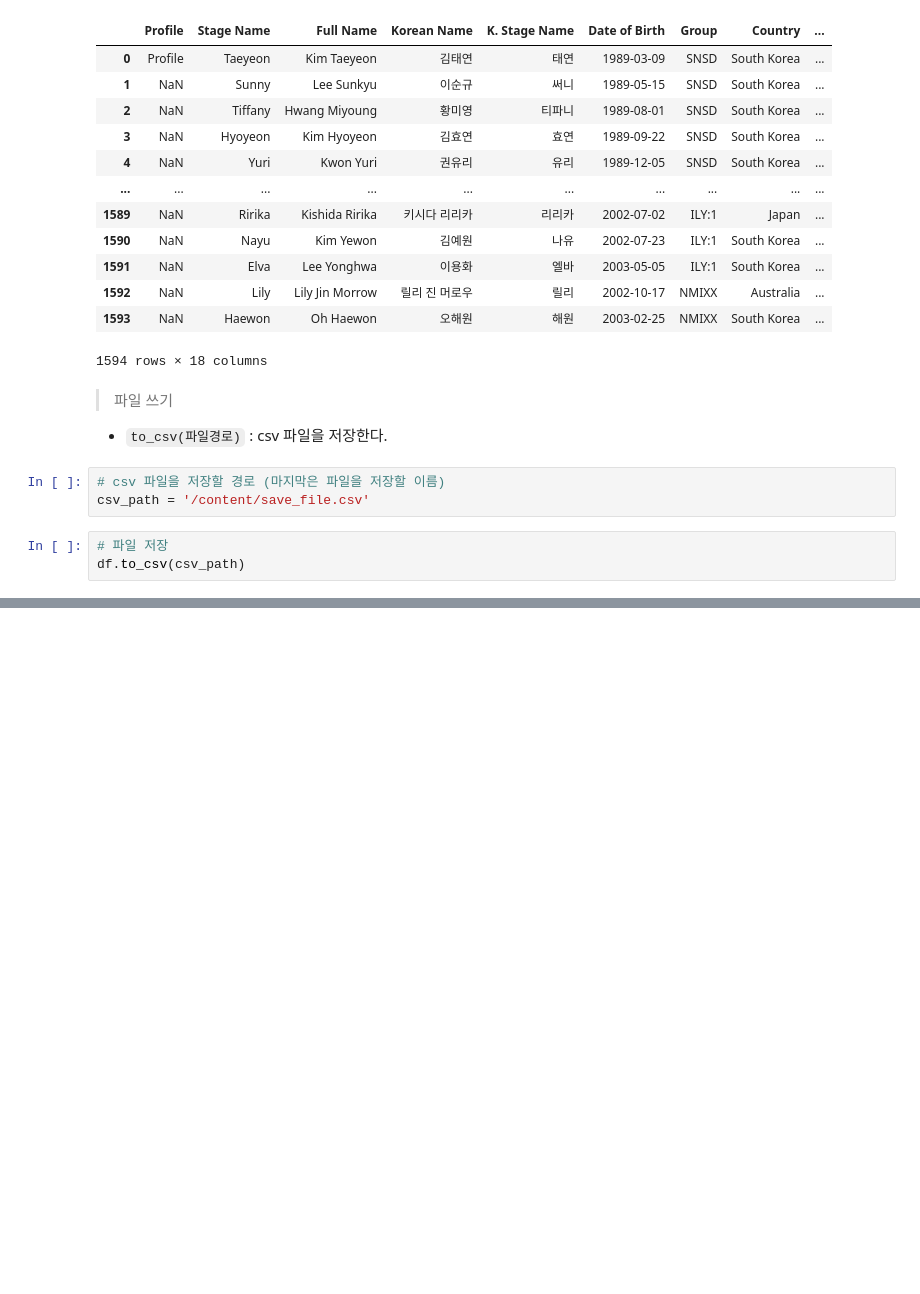
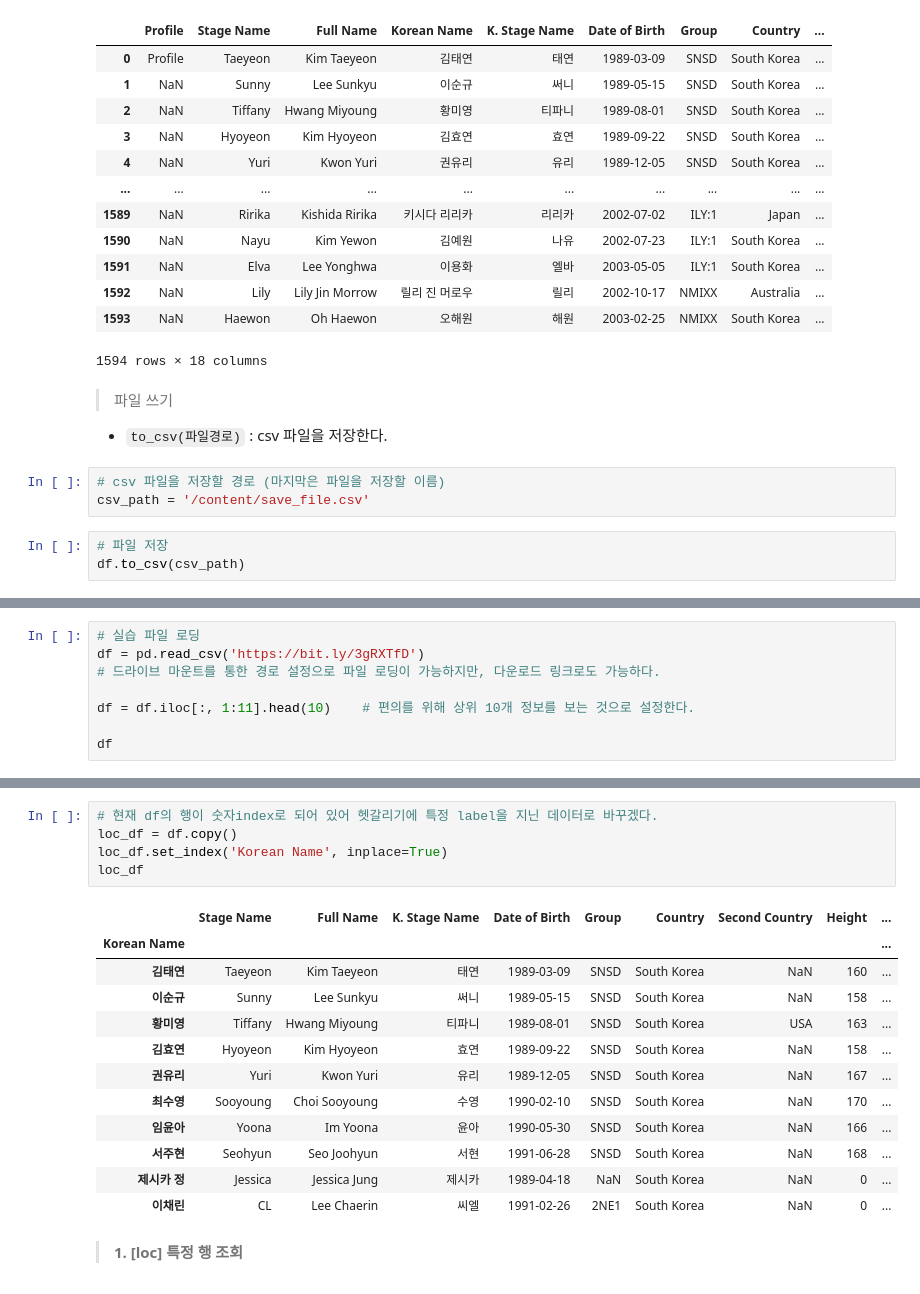
Before and after one commit to Chashoo414/Data_Analysis_Study, a Jupyter notebook: Part2/Part2_Summary_2-2.ipynb, the cells around one changed output, grey strips where cells are left out. Cells and saved outputs as stored; diff of their text form; blank space fills up the shorter version.

```diff
--- a/Part2/Part2_Summary_2-2.ipynb
+++ b/Part2/Part2_Summary_2-2.ipynb
@@ -123,0 +213,8 @@ df.to_csv(csv_path)
+# %%
+# 실습 파일 로딩
+df = pd.read_csv('https://bit.ly/3gRXTfD')
+# 드라이브 마운트를 통한 경로 설정으로 파일 로딩이 가능하지만, 다운로드 링크로도 가능하다.
+
+df = df.iloc[:, 1:11].head(10)    # 편의를 위해 상위 10개 정보를 보는 것으로 설정한다.
+
+df
@@ -123,0 +353,20 @@ df.to_csv(csv_path)
+# %%
+# 현재 df의 행이 숫자index로 되어 있어 헷갈리기에 특정 label을 지닌 데이터로 바꾸겠다.
+loc_df = df.copy()
+loc_df.set_index('Korean Name', inplace=True)
+loc_df
+# %% [output]
+|  | Stage Name | Full Name | K. Stage Name | Date of Birth | Group | Country | Second Country | Height | ... |
+| Korean Name |  |  |  |  |  |  |  |  | ... |
+| 김태연 | Taeyeon | Kim Taeyeon | 태연 | 1989-03-09 | SNSD | South Korea | NaN | 160 | ... |
+| 이순규 | Sunny | Lee Sunkyu | 써니 | 1989-05-15 | SNSD | South Korea | NaN | 158 | ... |
+| 황미영 | Tiffany | Hwang Miyoung | 티파니 | 1989-08-01 | SNSD | South Korea | USA | 163 | ... |
+| 김효연 | Hyoyeon | Kim Hyoyeon | 효연 | 1989-09-22 | SNSD | South Korea | NaN | 158 | ... |
+| 권유리 | Yuri | Kwon Yuri | 유리 | 1989-12-05 | SNSD | South Korea | NaN | 167 | ... |
+| 최수영 | Sooyoung | Choi Sooyoung | 수영 | 1990-02-10 | SNSD | South Korea | NaN | 170 | ... |
+| 임윤아 | Yoona | Im Yoona | 윤아 | 1990-05-30 | SNSD | South Korea | NaN | 166 | ... |
+| 서주현 | Seohyun | Seo Joohyun | 서현 | 1991-06-28 | SNSD | South Korea | NaN | 168 | ... |
+| 제시카 정 | Jessica | Jessica Jung | 제시카 | 1989-04-18 | NaN | South Korea | NaN | 0 | ... |
+| 이채린 | CL | Lee Chaerin | 씨엘 | 1991-02-26 | 2NE1 | South Korea | NaN | 0 | ... |
+# %% [markdown]
+> **1. [loc] 특정 행 조회**
```
Also changed, not shown: parts of 43 cells of this notebook.
